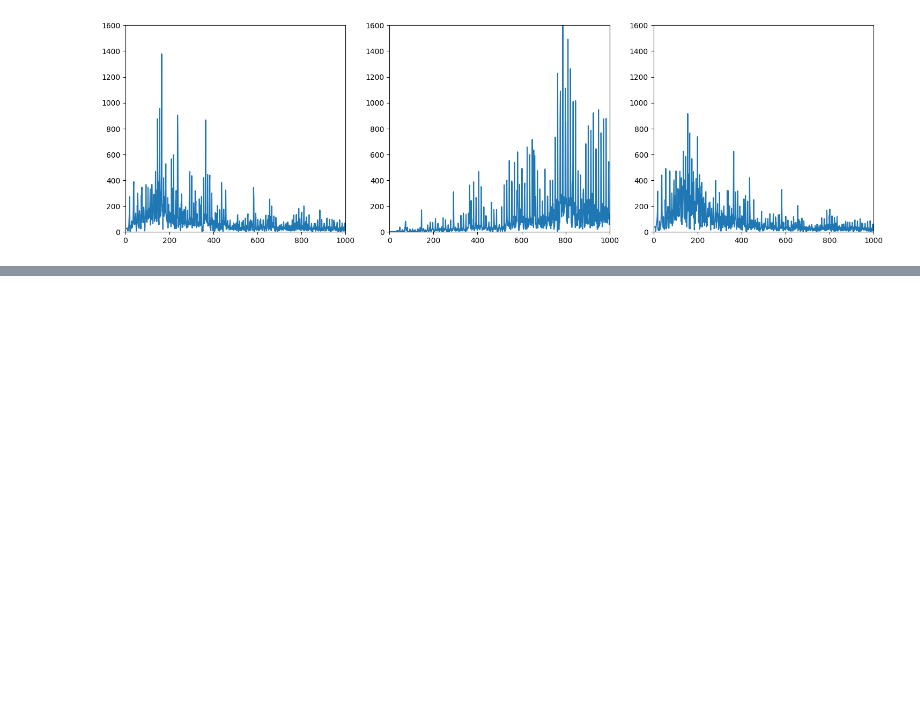
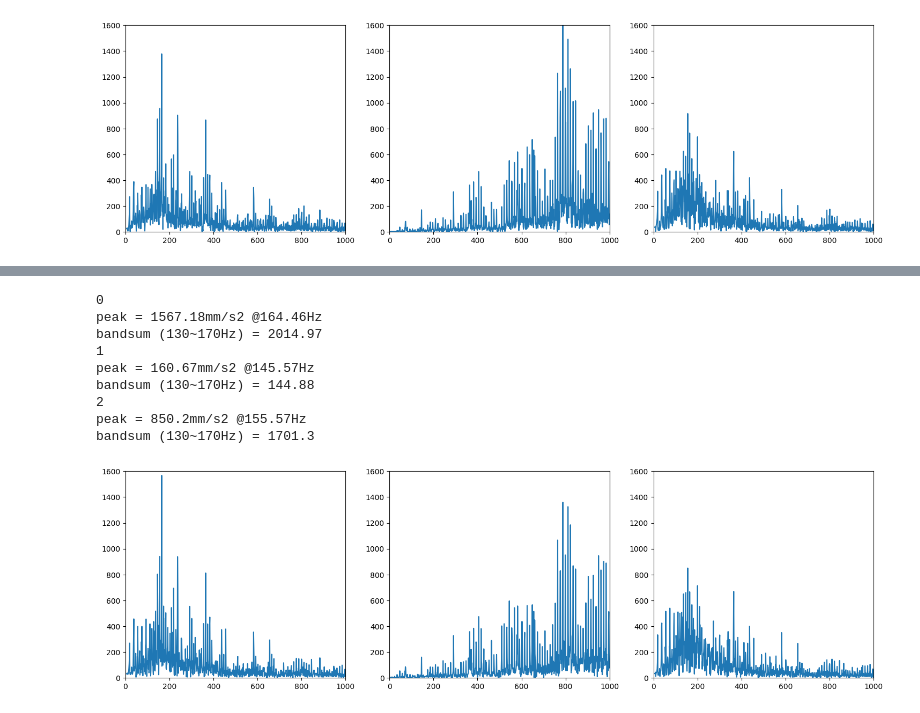
Before and after one commit to hskim-py/REPS_Low_Frequency_NVH_Post, a Jupyter notebook: Ansys_motion_post_result_RBNA_Low_frequency_NVH_FFT_25r2_Input정입력_조건.ipynb, the cells around one changed output, grey strips where cells are left out. Drawn from its saved outputs; the diff is of its cells as text; code cells hidden in the pictures; blank space fills up the shorter version.

```diff
--- a/Ansys_motion_post_result_RBNA_Low_frequency_NVH_FFT_25r2_Input정입력_조건.ipynb
+++ b/Ansys_motion_post_result_RBNA_Low_frequency_NVH_FFT_25r2_Input정입력_조건.ipynb
@@ -423,0 +473,21 @@ bandsum (130~170Hz) = 940.65
+# %%
+#볼 너트 2열 데이터 SWAP
+target = "TIE_ROD_R"
+paths_list = ["Acceleration/X", "Acceleration/Y", "Acceleration/Z"]
+install_path = os.environ['AWP_ROOT252']
+file_path = os.path.join(install_path, r'C:\00_Project_ssd\JX_Assy\JX_deflector_angle_WOW2_BOB1_MVA60_row2.dfr')
+FFT_start_time = 0.1
+FFT_end_time = 1
+
+analyze_acceleration_data(target, paths_list, file_path, FFT_start_time, FFT_end_time)
+# %% [output]
+0
+peak = 1567.18mm/s2 @164.46Hz
+bandsum (130~170Hz) = 2014.97
+1
+peak = 160.67mm/s2 @145.57Hz
+bandsum (130~170Hz) = 144.88
+2
+peak = 850.2mm/s2 @155.57Hz
+bandsum (130~170Hz) = 1701.3
+[figure, added]
```
Also changed, not shown: parts of 7 cells of this notebook.
